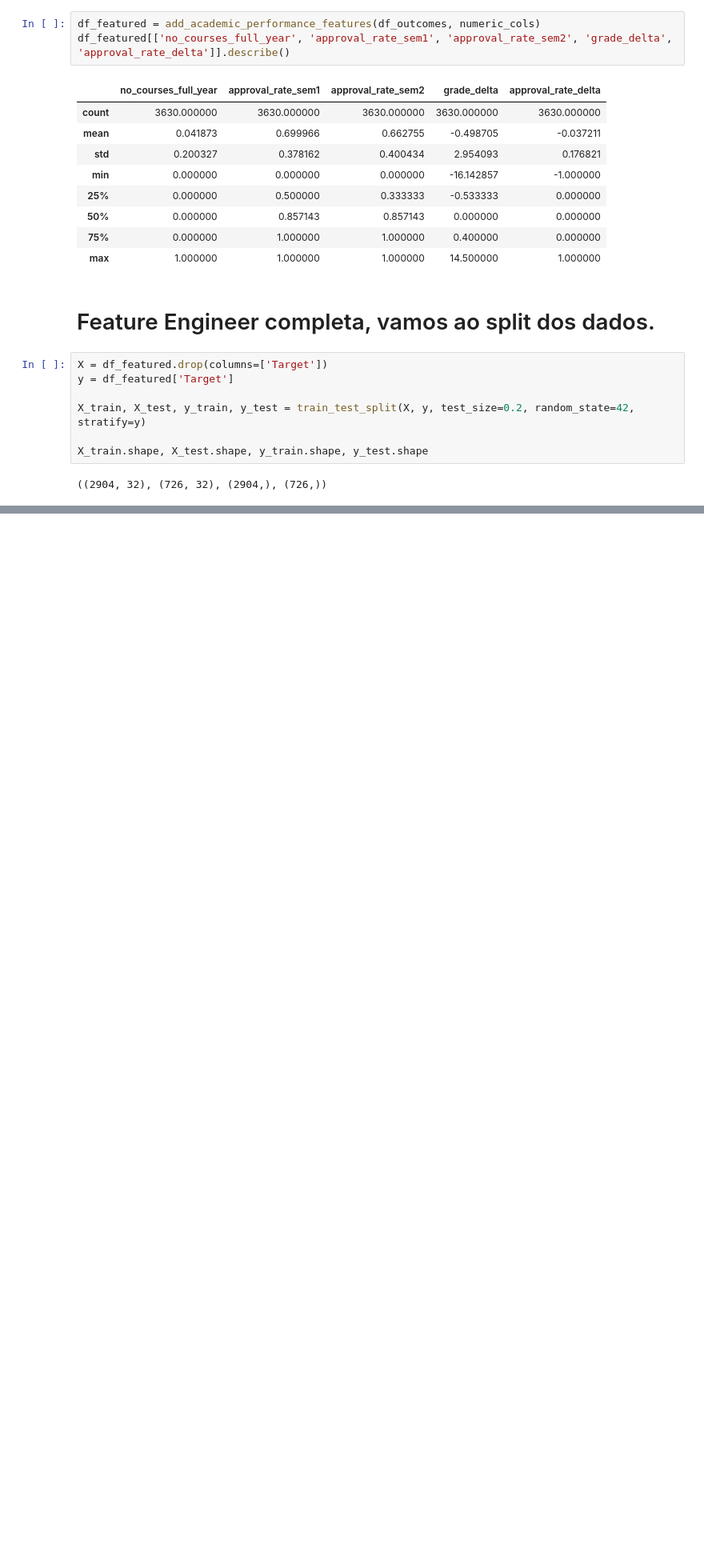
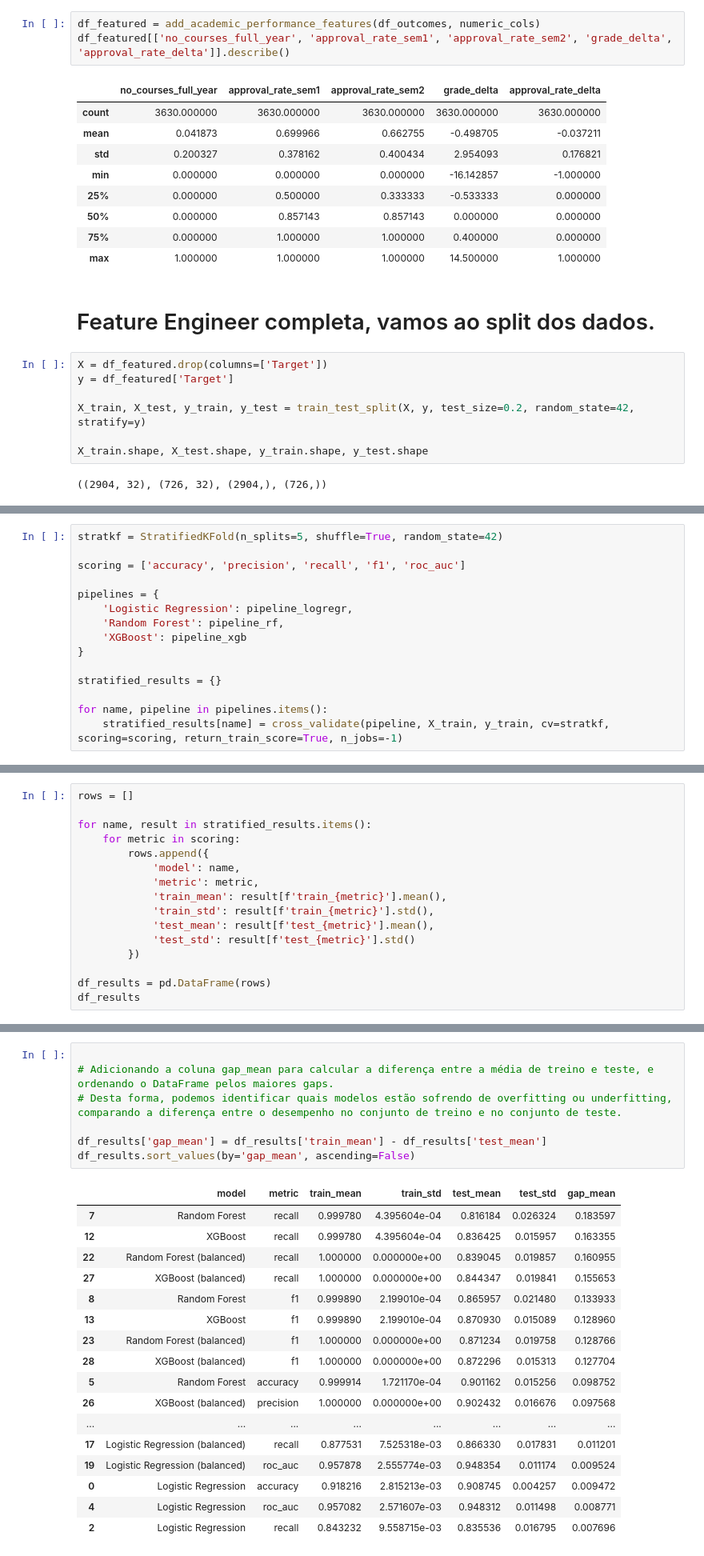
Before and after one commit to rebertmatheus/fiap-tech-challenge-sub-fase-3, a Jupyter notebook: notebooks/fiap-sub-fase-3-notebook.ipynb, the cells around one changed output, grey strips where cells are left out. Shown at 80% size. Saved outputs shown, nothing was run; the diff lists cells and outputs as text; blank space fills up the shorter version.

```diff
--- a/notebooks/fiap-sub-fase-3-notebook.ipynb
+++ b/notebooks/fiap-sub-fase-3-notebook.ipynb
@@ -266,0 +301,15 @@ X_train.shape, X_test.shape, y_train.shape, y_test.shape
+# %%
+stratkf = StratifiedKFold(n_splits=5, shuffle=True, random_state=42)
+
+scoring = ['accuracy', 'precision', 'recall', 'f1', 'roc_auc']
+
+pipelines = {
+	'Logistic Regression': pipeline_logregr,
+	'Random Forest': pipeline_rf,
+	'XGBoost': pipeline_xgb
+}
+
+stratified_results = {}
+
+for name, pipeline in pipelines.items():
+	stratified_results[name] = cross_validate(pipeline, X_train, y_train, cv=stratkf, scoring=scoring, return_train_score=True, n_jobs=-1)
@@ -266,0 +344,16 @@ X_train.shape, X_test.shape, y_train.shape, y_test.shape
+# %%
+rows = []
+
+for name, result in stratified_results.items():
+    for metric in scoring:
+        rows.append({
+			'model': name,
+			'metric': metric,
+			'train_mean': result[f'train_{metric}'].mean(),
+			'train_std': result[f'train_{metric}'].std(),
+			'test_mean': result[f'test_{metric}'].mean(),
+			'test_std': result[f'test_{metric}'].std()
+		})
+
+df_results = pd.DataFrame(rows)
+df_results
@@ -266,0 +466,25 @@ X_train.shape, X_test.shape, y_train.shape, y_test.shape
+# %%
+
+# Adicionando a coluna gap_mean para calcular a diferença entre a média de treino e teste, e ordenando o DataFrame pelos maiores gaps.
+# Desta forma, podemos identificar quais modelos estão sofrendo de overfitting ou underfitting, comparando a diferença entre o desempenho no conjunto de treino e no conjunto de teste.
+
+df_results['gap_mean'] = df_results['train_mean'] - df_results['test_mean']
+df_results.sort_values(by='gap_mean', ascending=False)
+# %% [output]
+|  | model | metric | train_mean | train_std | test_mean | test_std | gap_mean |
+| 7 | Random Forest | recall | 0.999780 | 4.395604e-04 | 0.816184 | 0.026324 | 0.183597 |
+| 12 | XGBoost | recall | 0.999780 | 4.395604e-04 | 0.836425 | 0.015957 | 0.163355 |
+| 22 | Random Forest (balanced) | recall | 1.000000 | 0.000000e+00 | 0.839045 | 0.019857 | 0.160955 |
+| 27 | XGBoost (balanced) | recall | 1.000000 | 0.000000e+00 | 0.844347 | 0.019841 | 0.155653 |
+| 8 | Random Forest | f1 | 0.999890 | 2.199010e-04 | 0.865957 | 0.021480 | 0.133933 |
+| 13 | XGBoost | f1 | 0.999890 | 2.199010e-04 | 0.870930 | 0.015089 | 0.128960 |
+| 23 | Random Forest (balanced) | f1 | 1.000000 | 0.000000e+00 | 0.871234 | 0.019758 | 0.128766 |
+| 28 | XGBoost (balanced) | f1 | 1.000000 | 0.000000e+00 | 0.872296 | 0.015313 | 0.127704 |
+| 5 | Random Forest | accuracy | 0.999914 | 1.721170e-04 | 0.901162 | 0.015256 | 0.098752 |
+| 26 | XGBoost (balanced) | precision | 1.000000 | 0.000000e+00 | 0.902432 | 0.016676 | 0.097568 |
+| ... | ... | ... | ... | ... | ... | ... | ... |
+| 17 | Logistic Regression (balanced) | recall | 0.877531 | 7.525318e-03 | 0.866330 | 0.017831 | 0.011201 |
+| 19 | Logistic Regression (balanced) | roc_auc | 0.957878 | 2.555774e-03 | 0.948354 | 0.011174 | 0.009524 |
+| 0 | Logistic Regression | accuracy | 0.918216 | 2.815213e-03 | 0.908745 | 0.004257 | 0.009472 |
+| 4 | Logistic Regression | roc_auc | 0.957082 | 2.571607e-03 | 0.948312 | 0.011498 | 0.008771 |
+| 2 | Logistic Regression | recall | 0.843232 | 9.558715e-03 | 0.835536 | 0.016795 | 0.007696 |
```
Also changed, not shown: parts of 23 cells of this notebook, 13 other files.
